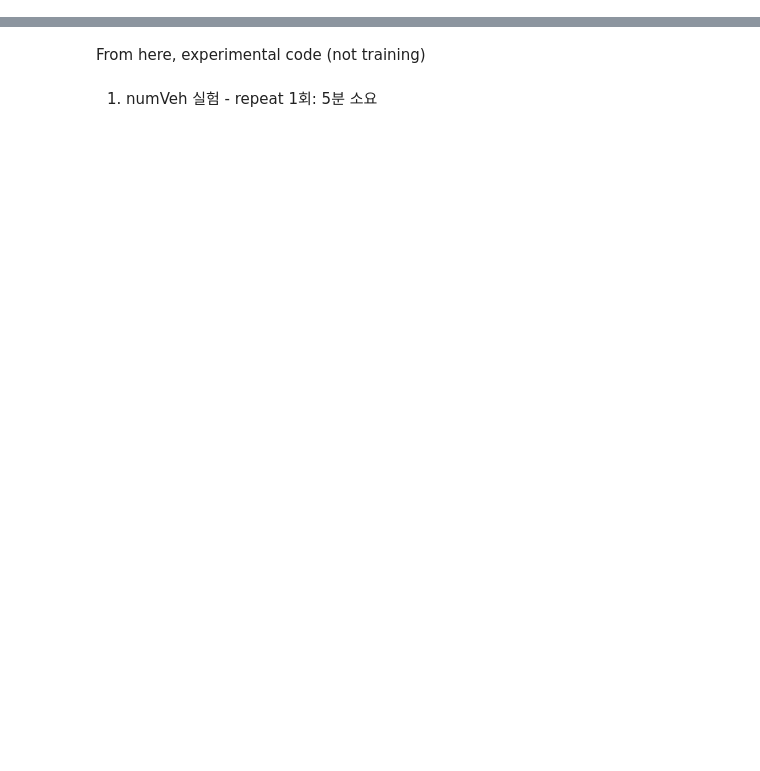
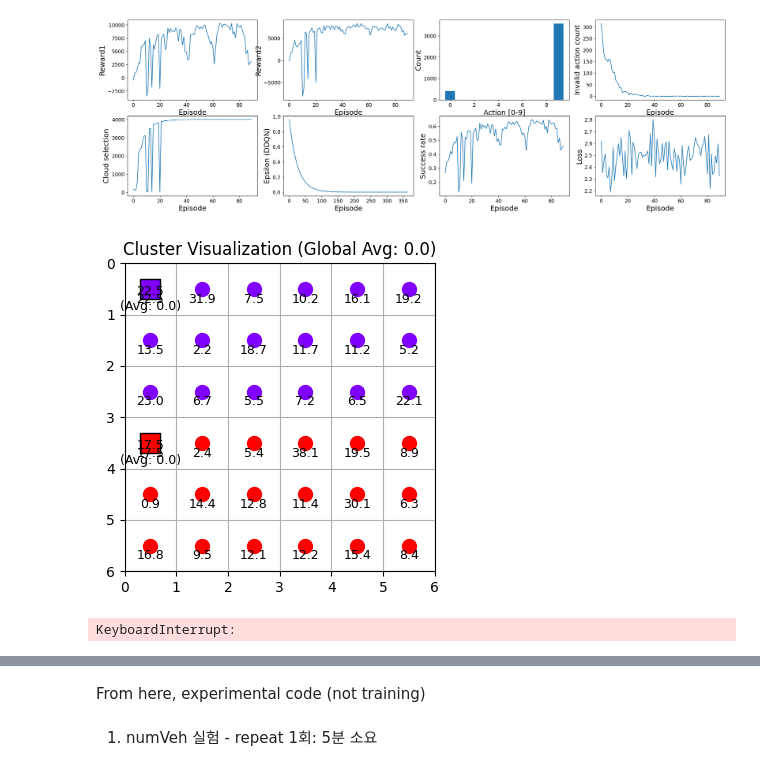
Before and after one commit to tnwjd7732/Popular-RL-Algorithms, a Jupyter notebook: run.ipynb, the cells around one changed output, grey strips where cells are left out. Drawn from its saved outputs; the diff is of its cells as text; code cells hidden in the pictures; blank space fills up the shorter version.

```diff
--- a/run.ipynb
+++ b/run.ipynb
@@ -13,3 +12,7 @@ run my_wocloud.py --train
 # %%
-#run my_static_clst.py --train
+run my_static_clst.py --train
+# %% [output]
+[figure, added]
+[figure, added]
+KeyboardInterrupt:
 # %%
```
Also changed, not shown: parts of 12 cells of this notebook, 12 other files.
